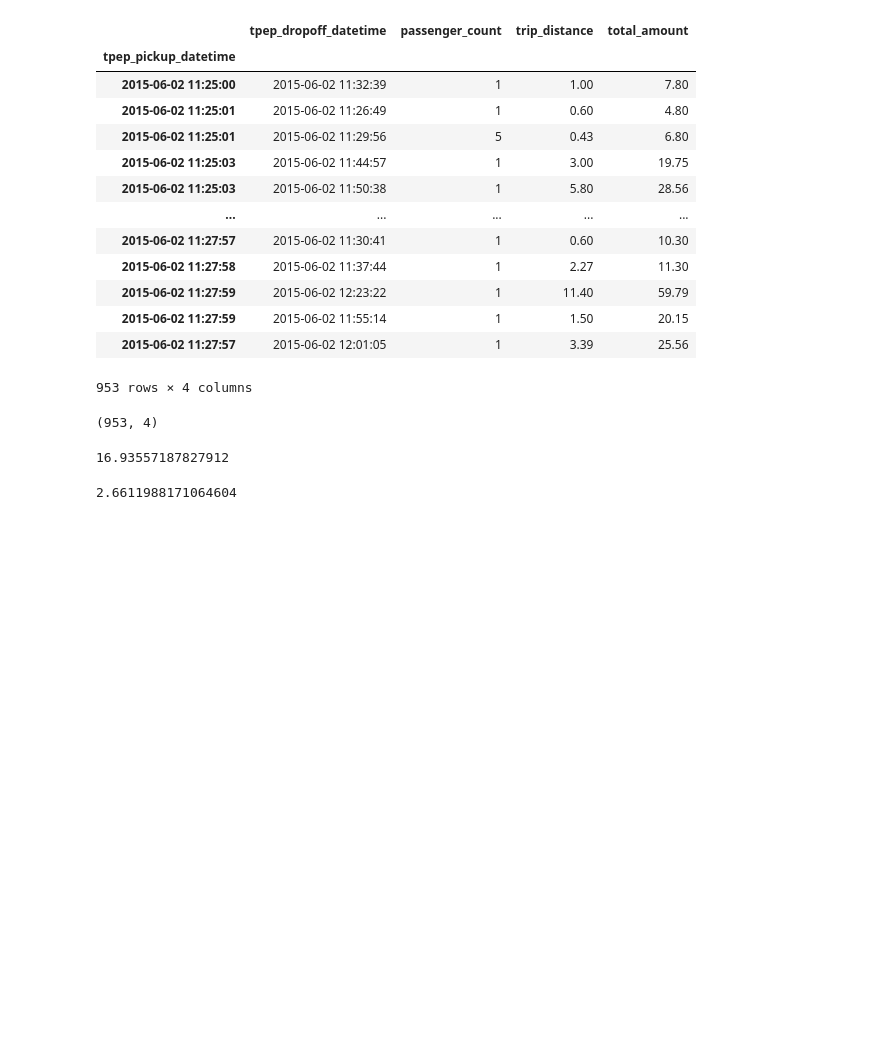
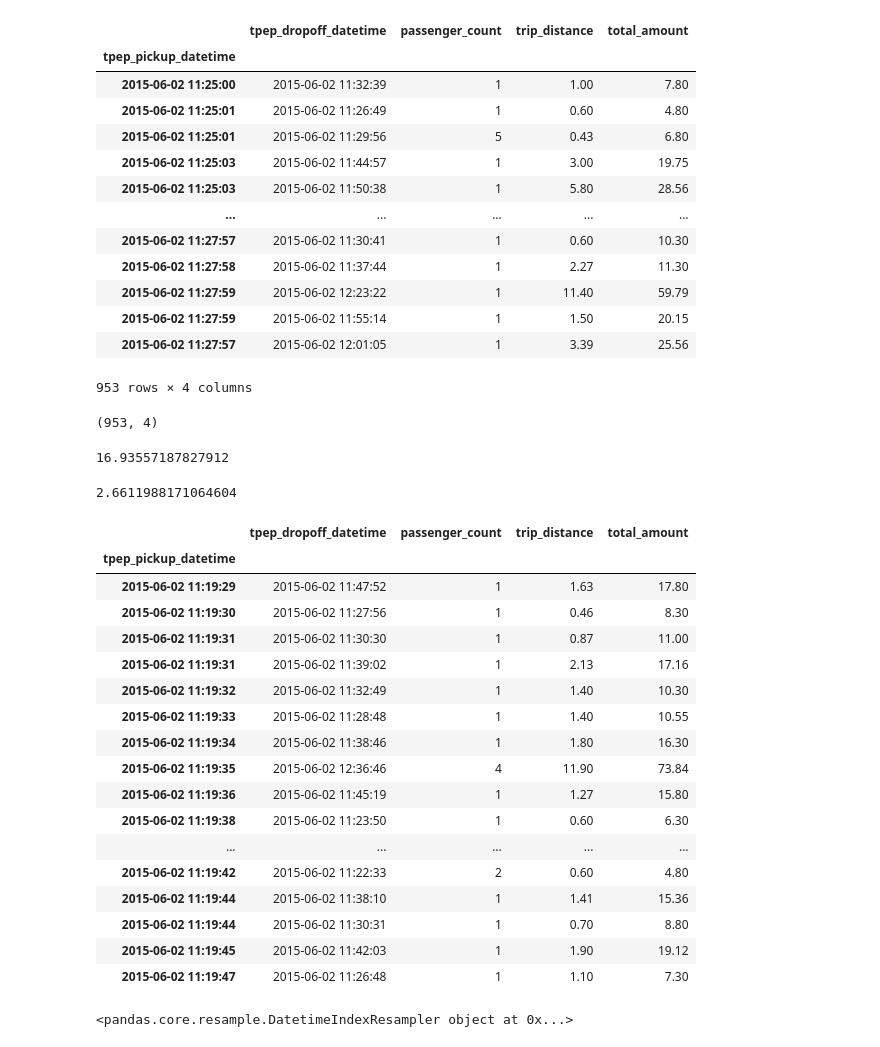
Before and after one commit to ramlaxman/cisco-2020-oct-14-pandas-dates, a Jupyter notebook: Cisco 2020 Oct 14 — pandas dates.ipynb, the cells around one changed output. Drawn from its saved outputs; the diff is of its cells as text; code cells hidden in the pictures; blank space fills up the shorter version.

```diff
--- a/Cisco 2020 Oct 14 — pandas dates.ipynb
+++ b/Cisco 2020 Oct 14 — pandas dates.ipynb
@@ -431,3 +431,28 @@ df.loc['2015-06-02 11:25':'2015-06-02 11:27']['total_amount'].mean()
 df.loc['2015-06-02']['trip_distance'].mean()
 # %% [output]
 2.6611988171064604
+# %%
+df.head(20)
+# %% [output]
+|  | tpep_dropoff_datetime | passenger_count | trip_distance | total_amount |
+| tpep_pickup_datetime |  |  |  |  |
+| 2015-06-02 11:19:29 | 2015-06-02 11:47:52 | 1 | 1.63 | 17.80 |
+| 2015-06-02 11:19:30 | 2015-06-02 11:27:56 | 1 | 0.46 | 8.30 |
+| 2015-06-02 11:19:31 | 2015-06-02 11:30:30 | 1 | 0.87 | 11.00 |
+| 2015-06-02 11:19:31 | 2015-06-02 11:39:02 | 1 | 2.13 | 17.16 |
+| 2015-06-02 11:19:32 | 2015-06-02 11:32:49 | 1 | 1.40 | 10.30 |
+| 2015-06-02 11:19:33 | 2015-06-02 11:28:48 | 1 | 1.40 | 10.55 |
+| 2015-06-02 11:19:34 | 2015-06-02 11:38:46 | 1 | 1.80 | 16.30 |
+| 2015-06-02 11:19:35 | 2015-06-02 12:36:46 | 4 | 11.90 | 73.84 |
+| 2015-06-02 11:19:36 | 2015-06-02 11:45:19 | 1 | 1.27 | 15.80 |
+| 2015-06-02 11:19:38 | 2015-06-02 11:23:50 | 1 | 0.60 | 6.30 |
+| ... | ... | ... | ... | ... |
+| 2015-06-02 11:19:42 | 2015-06-02 11:22:33 | 2 | 0.60 | 4.80 |
+| 2015-06-02 11:19:44 | 2015-06-02 11:38:10 | 1 | 1.41 | 15.36 |
+| 2015-06-02 11:19:44 | 2015-06-02 11:30:31 | 1 | 0.70 | 8.80 |
+| 2015-06-02 11:19:45 | 2015-06-02 11:42:03 | 1 | 1.90 | 19.12 |
+| 2015-06-02 11:19:47 | 2015-06-02 11:26:48 | 1 | 1.10 | 7.30 |
+# %%
+df.resample('1H')
+# %% [output]
+<pandas.core.resample.DatetimeIndexResampler object at 0x...>
```
